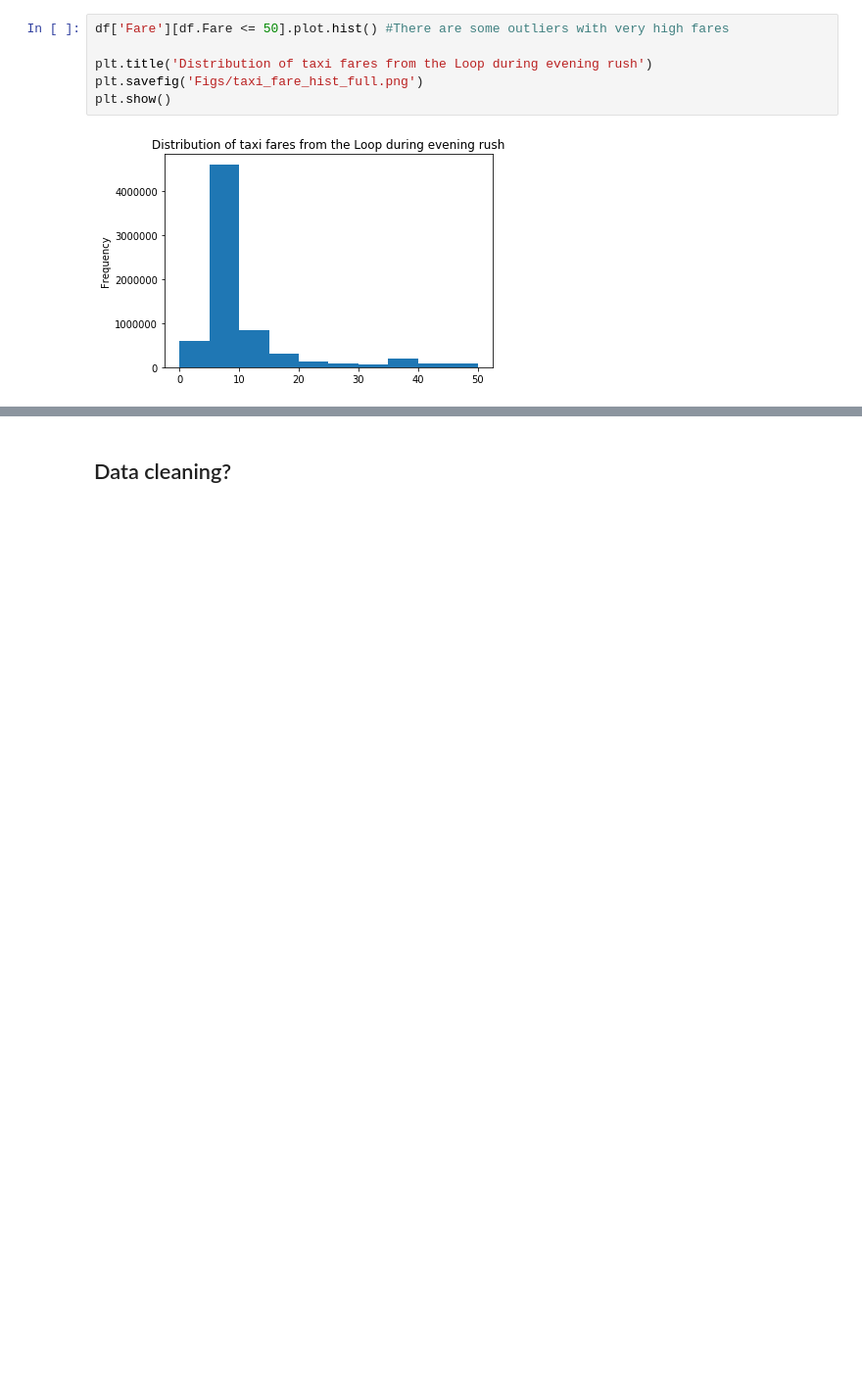
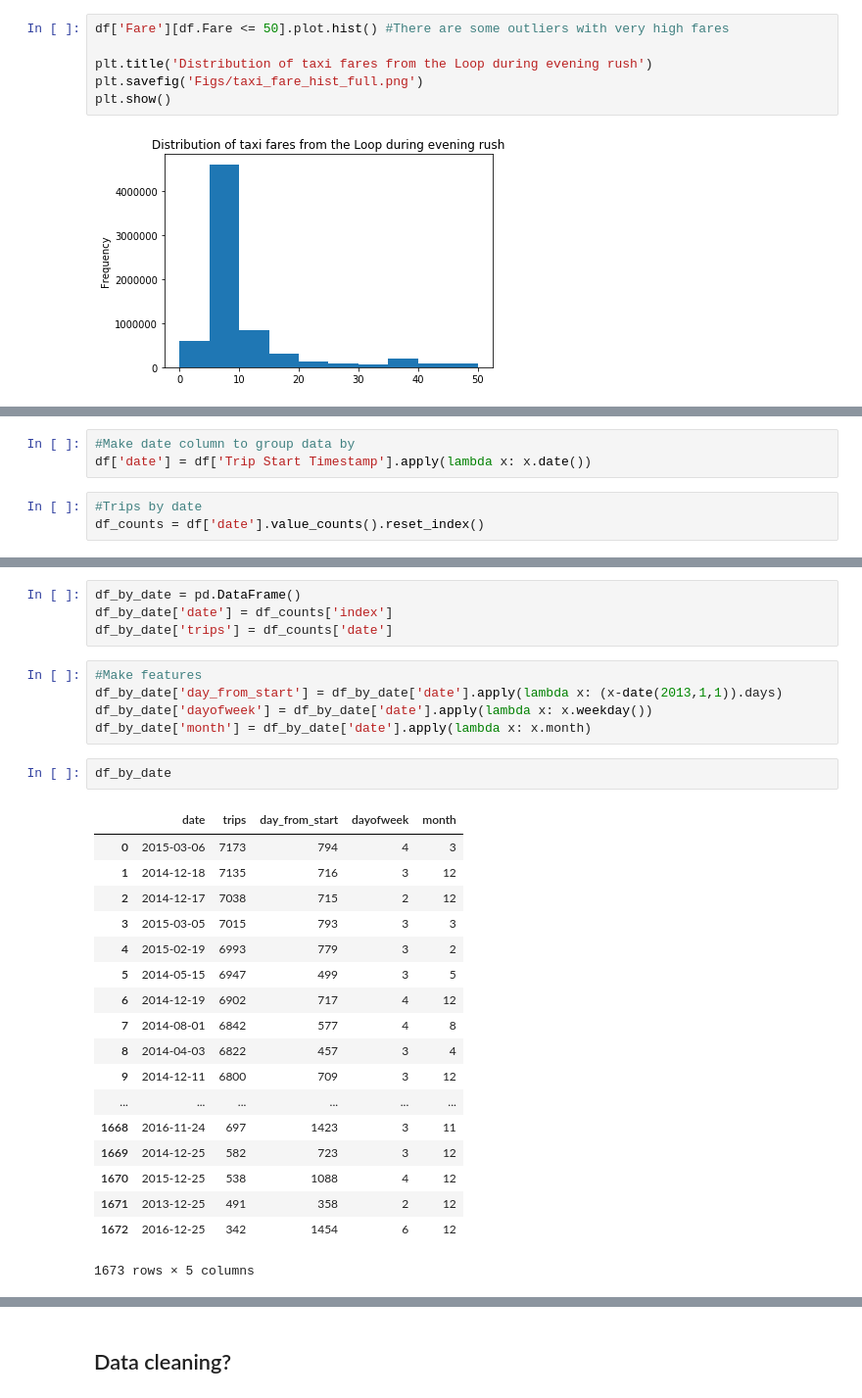
Before and after one commit to Inoueian/chicago-taxi, a Jupyter notebook: chicago-taxi_full_1.ipynb, the cells around one changed output, grey strips where cells are left out. Shown: that part at 98% size. Cells and saved outputs as stored; diff of their text form; blank space fills up the shorter version.

```diff
--- a/chicago-taxi_full_1.ipynb
+++ b/chicago-taxi_full_1.ipynb
@@ -182,0 +198,6 @@ plt.show()
+# %%
+#Make date column to group data by
+df['date'] = df['Trip Start Timestamp'].apply(lambda x: x.date())
+# %%
+#Trips by date
+df_counts = df['date'].value_counts().reset_index()
@@ -182,0 +214,30 @@ plt.show()
+# %%
+df_by_date = pd.DataFrame()
+df_by_date['date'] = df_counts['index']
+df_by_date['trips'] = df_counts['date']
+# %%
+#Make features
+df_by_date['day_from_start'] = df_by_date['date'].apply(lambda x: (x-date(2013,1,1)).days)
+df_by_date['dayofweek'] = df_by_date['date'].apply(lambda x: x.weekday())
+df_by_date['month'] = df_by_date['date'].apply(lambda x: x.month)
+# %%
+df_by_date
+# %% [output]
+|  | date | trips | day_from_start | dayofweek | month |
+| 0 | 2015-03-06 | 7173 | 794 | 4 | 3 |
+| 1 | 2014-12-18 | 7135 | 716 | 3 | 12 |
+| 2 | 2014-12-17 | 7038 | 715 | 2 | 12 |
+| 3 | 2015-03-05 | 7015 | 793 | 3 | 3 |
+| 4 | 2015-02-19 | 6993 | 779 | 3 | 2 |
+| 5 | 2014-05-15 | 6947 | 499 | 3 | 5 |
+| 6 | 2014-12-19 | 6902 | 717 | 4 | 12 |
+| 7 | 2014-08-01 | 6842 | 577 | 4 | 8 |
+| 8 | 2014-04-03 | 6822 | 457 | 3 | 4 |
+| 9 | 2014-12-11 | 6800 | 709 | 3 | 12 |
+| ... | ... | ... | ... | ... | ... |
+| 1668 | 2016-11-24 | 697 | 1423 | 3 | 11 |
+| 1669 | 2014-12-25 | 582 | 723 | 3 | 12 |
+| 1670 | 2015-12-25 | 538 | 1088 | 4 | 12 |
+| 1671 | 2013-12-25 | 491 | 358 | 2 | 12 |
+| 1672 | 2016-12-25 | 342 | 1454 | 6 | 12 |
+1673 rows × 5 columns
```
Also changed, not shown: parts of 15 cells of this notebook.
